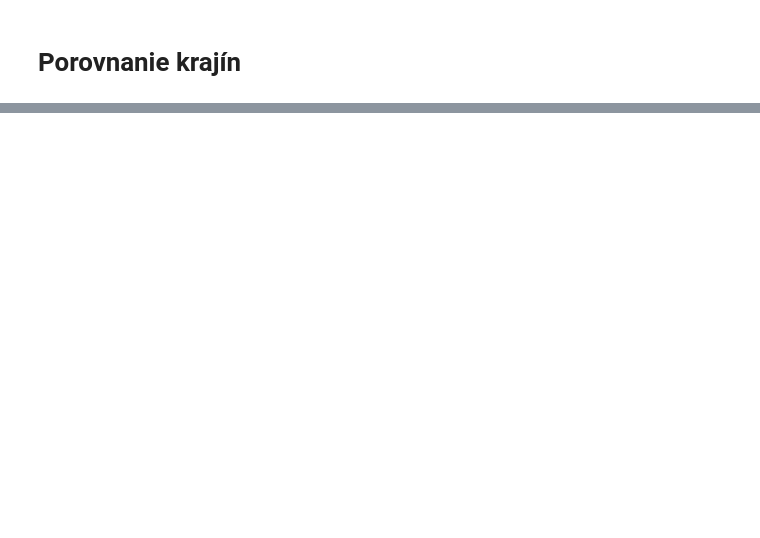
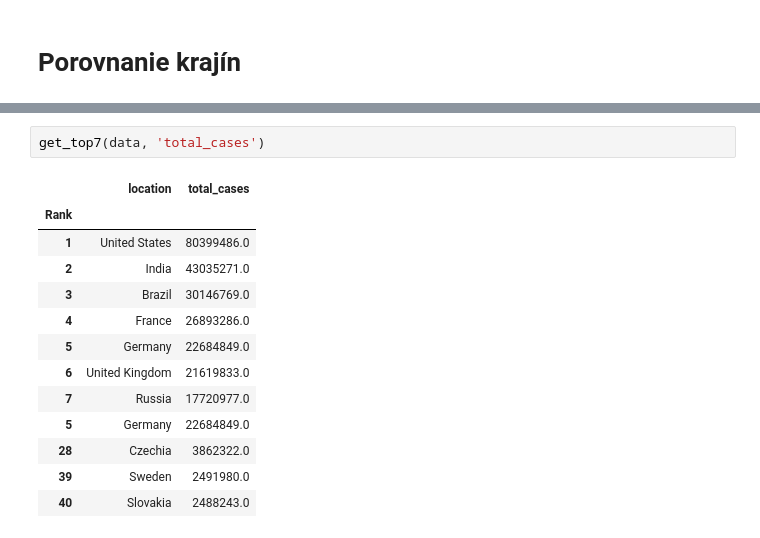
Before and after one commit to eduardgruy/dp-covid-analyza, a Jupyter notebook: 3_1_slovakia_vs_others.ipynb, the cells around one changed output, grey strips where cells are left out. Drawn from its saved outputs; the diff is of its cells as text; blank space fills up the shorter version.

```diff
--- a/3_1_slovakia_vs_others.ipynb
+++ b/3_1_slovakia_vs_others.ipynb
@@ -170,0 +103,16 @@ countries_combined[[ code + "_mortality_rate" for code in country_codes]].plot_b
+# %%
+get_top7(data, 'total_cases')
+# %% [output]
+|  | location | total_cases |
+| Rank |  |  |
+| 1 | United States | 80399486.0 |
+| 2 | India | 43035271.0 |
+| 3 | Brazil | 30146769.0 |
+| 4 | France | 26893286.0 |
+| 5 | Germany | 22684849.0 |
+| 6 | United Kingdom | 21619833.0 |
+| 7 | Russia | 17720977.0 |
+| 5 | Germany | 22684849.0 |
+| 28 | Czechia | 3862322.0 |
+| 39 | Sweden | 2491980.0 |
+| 40 | Slovakia | 2488243.0 |
```
Also changed, not shown: parts of 16 cells of this notebook, 6 other files.
